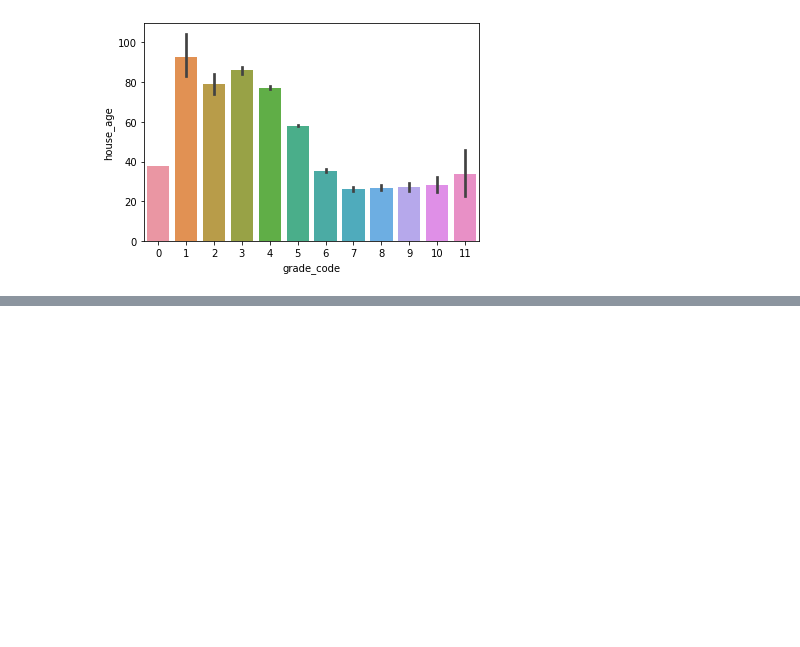
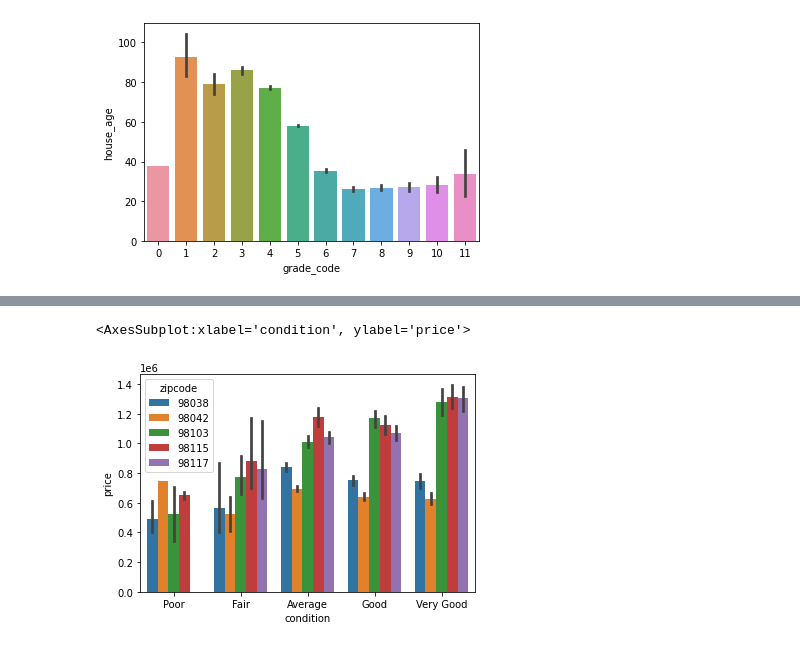
Before and after one commit to Kellyajara/RealEstate-Classification, a Jupyter notebook: New Project Notebook.ipynb, the cells around one changed output, grey strips where cells are left out. Drawn from its saved outputs; the diff is of its cells as text; code cells hidden in the pictures; blank space fills up the shorter version.

```diff
--- a/New Project Notebook.ipynb
+++ b/New Project Notebook.ipynb
@@ -886,0 +892,5 @@ zipcode = housing_df2[(housing_df2["zipcode"] == 98042) | (housing_df2["zipcode"
+# %%
+sns.barplot(data = zipcode, x = 'condition', y = 'price', hue = 'zipcode')
+# %% [output]
+<AxesSubplot:xlabel='condition', ylabel='price'>
+[figure, added]
```
Also changed, not shown: parts of 19 cells of this notebook.
